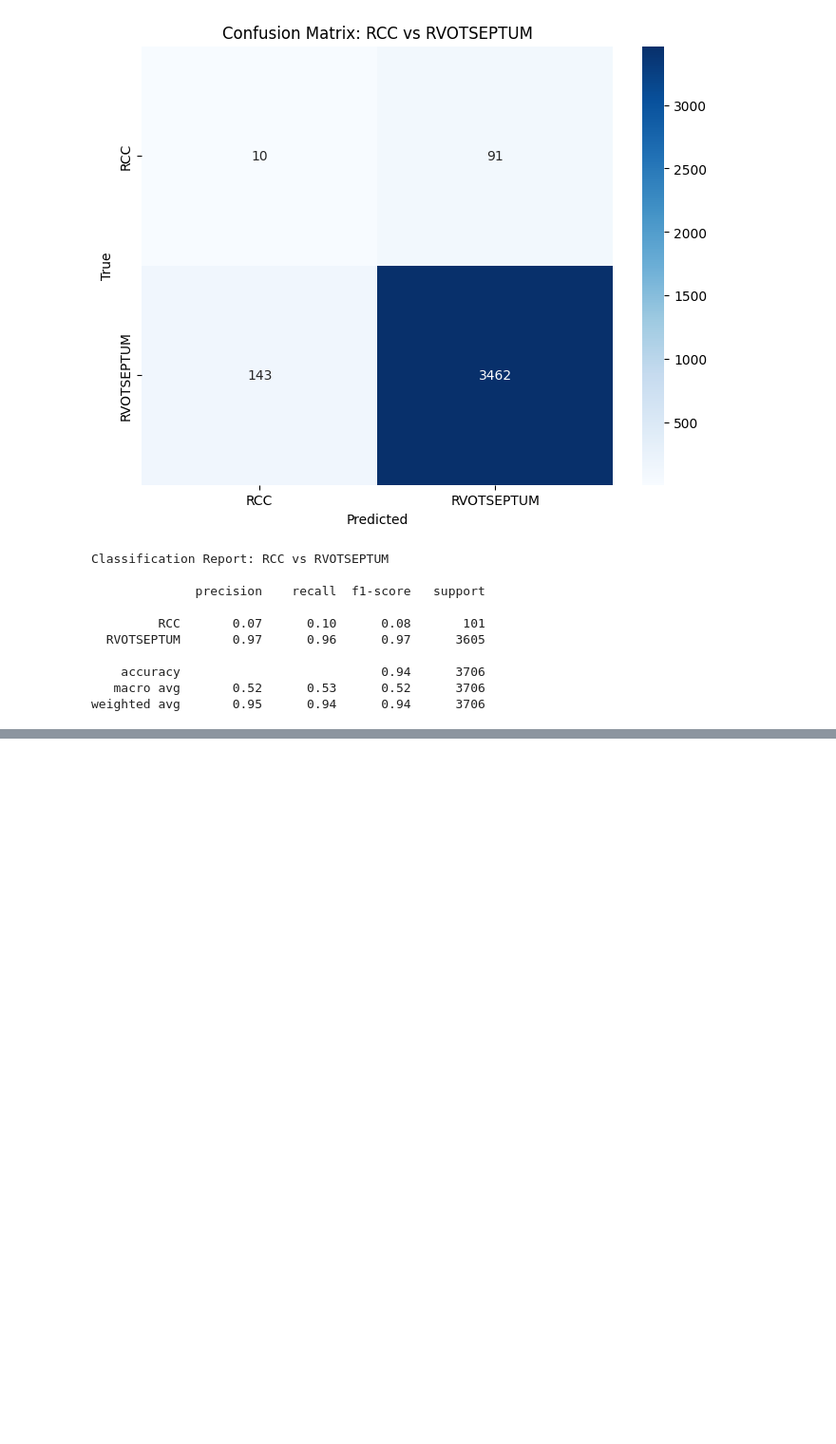
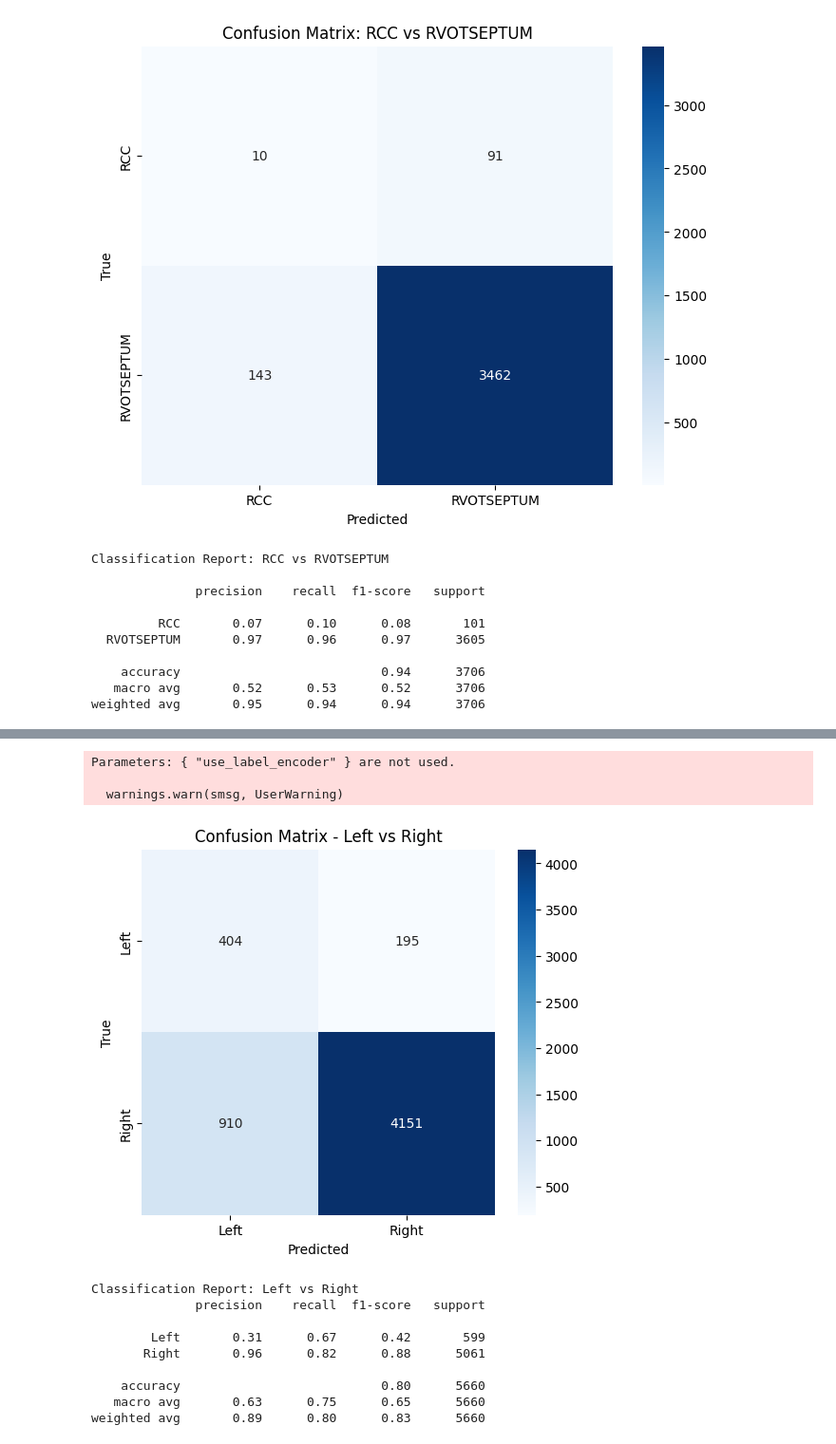
Before and after one commit to taniapazospuig/compbiomed-seminars, a Jupyter notebook: big_dataset_preprocessing.ipynb, the cells around one changed output, grey strips where cells are left out. Shown at 95% size. Drawn from its saved outputs; the diff is of its cells as text; code cells hidden in the pictures; blank space fills up the shorter version.

Commit message:
random forest & xgboost done

```diff
--- a/big_dataset_preprocessing.ipynb
+++ b/big_dataset_preprocessing.ipynb
@@ -887,0 +898,37 @@ weighted avg       0.95      0.94      0.94      3706
+# %%
+from xgboost import XGBClassifier
+from sklearn.metrics import classification_report, confusion_matrix
+import matplotlib.pyplot as plt
+import seaborn as sns
+
+#  XGBoost for Left vs Right
+xgb_lr = XGBClassifier(n_estimators=100, random_state=42, use_label_encoder=False, eval_metric='logloss')
+xgb_lr.fit(X_train_lr, y_train_lr)
+
+y_pred_lr = xgb_lr.predict(X_test_lr)
+
+# Evaluation
+plt.figure(figsize=(6, 5))
+sns.heatmap(confusion_matrix(y_test_lr, y_pred_lr), annot=True, fmt='d', cmap='Blues',
+            xticklabels=["Left", "Right"], yticklabels=["Left", "Right"])
+plt.title("Confusion Matrix - Left vs Right")
+plt.xlabel("Predicted")
+plt.ylabel("True")
+plt.show()
+
+print("\nClassification Report: Left vs Right")
+print(classification_report(y_test_lr, y_pred_lr, target_names=["Left", "Right"]))
+# %% [output]
+Parameters: { "use_label_encoder" } are not used.
+
+  warnings.warn(smsg, UserWarning)
+[figure, added]
+Classification Report: Left vs Right
+              precision    recall  f1-score   support
+
+        Left       0.31      0.67      0.42       599
+       Right       0.96      0.82      0.88      5061
+
+    accuracy                           0.80      5660
+   macro avg       0.63      0.75      0.65      5660
+weighted avg       0.89      0.80      0.83      5660
```
Also changed, not shown: parts of 2 cells of this notebook.
